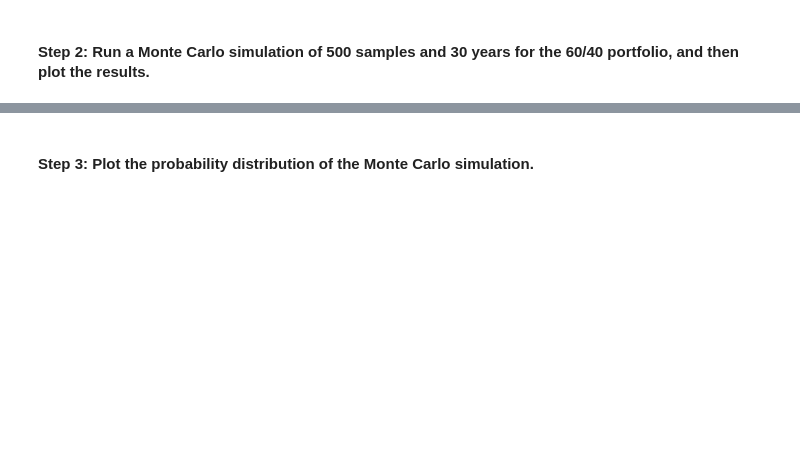
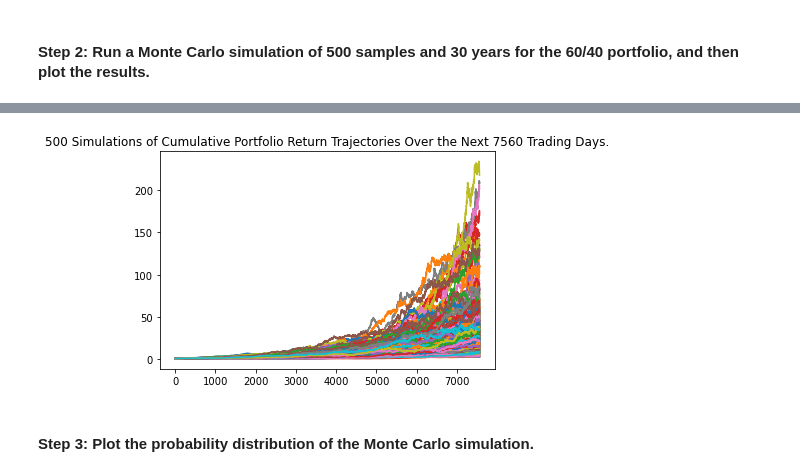
Before and after one commit to TravelTechGirl/Module_5_Challenge, a Jupyter notebook: financial_planning_tools.ipynb, the cells around one changed output, grey strips where cells are left out. Cells and saved outputs as stored; diff of their text form; code cells hidden in the pictures; blank space fills up the shorter version.

```diff
--- a/financial_planning_tools.ipynb
+++ b/financial_planning_tools.ipynb
@@ -208,17 +206,17 @@ NameError: name 'ALPACA_API_KEY' is not defined
 - `start_date` and `end_date`: Use the same date for these parameters, and format them with the date of the previous weekday (or `2020-08-07`). This is because you want the one closing price for the most-recent trading day.
 # %%
 # Set the tickers for both the bond and stock portion of the portfolio
-# YOUR CODE HERE
+tickers = ["SPY", "AGG"]
 
 # Set timeframe to 1Day
-# YOUR CODE HERE
+timeframe = "1D"
 
 # Format current date as ISO format
 # Set both the start and end date at the date of your prior weekday
 # This will give you the closing price of the previous trading day
 # Alternatively you can use a start and end date of 2020-08-07
-# YOUR CODE HERE
-# YOUR CODE HERE
+start_date = pd.Timestamp("2020-08-07", tz= "America/New_York").isoformat()
+end_date = pd.Timestamp("2020-08-07", tz= "America/New_York").isoformat()
 # %% [markdown]
 #### Step 4: Get the current closing prices for `SPY` and `AGG` by using the Alpaca `get_bars` function. Format the response as a Pandas DataFrame by including the `df` property at the end of the `get_bars` function.
 # %%
@@ -386,25 +422,31 @@ In this section, you’ll use the MCForecastTools library to create a Monte Carl
 # %%
 # Set start and end dates of 3 years back from your current date
 # Alternatively, you can use an end date of 2020-08-07 and work 3 years back from that date
-# YOUR CODE HERE
-# YOUR CODE HERE
+start_date = pd.Timestamp("2018-08-07", tz="America/New_York").isoformat()
+end_date = pd.Timestamp("2021-08-07", tz="America/New_York").isoformat()
 
 # Set number of rows to 1000 to retrieve the maximum amount of rows
-# YOUR CODE HERE
+limit_rows = 1000
 # %%
 # Use the Alpaca get_bars function to make the API call to get the 3 years worth of pricing data
 # The tickers and timeframe parameters should have been set in Part 1 of this activity
 # The start and end dates should be updated with the information set above
 # Remember to add the df property to the end of the call so the response is returned as a DataFrame
-# YOUR CODE HERE
+portfolio_df = alpaca.get_bars(
+    tickers,
+    timeframe,
+    start=start_date,
+    end=end_date,
+    ).df
 
 # Reorganize the DataFrame
 # Separate ticker data
-# YOUR CODE HERE
+AGG = portfolio_df[portfolio_df['symbol']=='AGG'].drop('symbol', axis=1)
+SPY = portfolio_df[portfolio_df['symbol']=='SPY'].drop('symbol', axis=1)
 
 # Concatenate the ticker DataFrames
-# YOUR CODE HERE
+portfolio_df = pd.concat([AGG, SPY], axis=1, keys=["AGG", "SPY"])
 
 # Display both the first and last five rows of the DataFrame
-# YOUR CODE HERE
-# YOUR CODE HERE
+display(portfolio_df.head())
+display(portfolio_df.tail())
@@ -414,7 +473,11 @@ In this section, you’ll use the MCForecastTools library to create a Monte Carl
 # Configure the Monte Carlo simulation to forecast 30 years cumulative returns
 # The weights should be split 40% to AGG and 60% to SPY.
 # Run 500 samples.
-# YOUR CODE HERE
+MC_stocks_bonds_30y = MCSimulation(
+    portfolio_data = portfolio_df,
+    weights = [.40,.60],
+    num_simulation = 500,
+    num_trading_days = 252*30)
 
 # Review the simulation input data
-# YOUR CODE HERE
+MC_stocks_bonds_30y.portfolio_data.head()
@@ -424,7 +538,9 @@ In this section, you’ll use the MCForecastTools library to create a Monte Carl
 # %%
 # Visualize the 30-year Monte Carlo simulation by creating an
 # overlay line plot
-# YOUR CODE HERE
+stocks_bond_line_plot_30y = MC_stocks_bonds_30y.plot_simulation()
+# %% [output]
+[figure, added]
 # %% [markdown]
 #### Step 3: Plot the probability distribution of the Monte Carlo simulation.
 # %%
```
Also changed, not shown: parts of 37 cells of this notebook.
